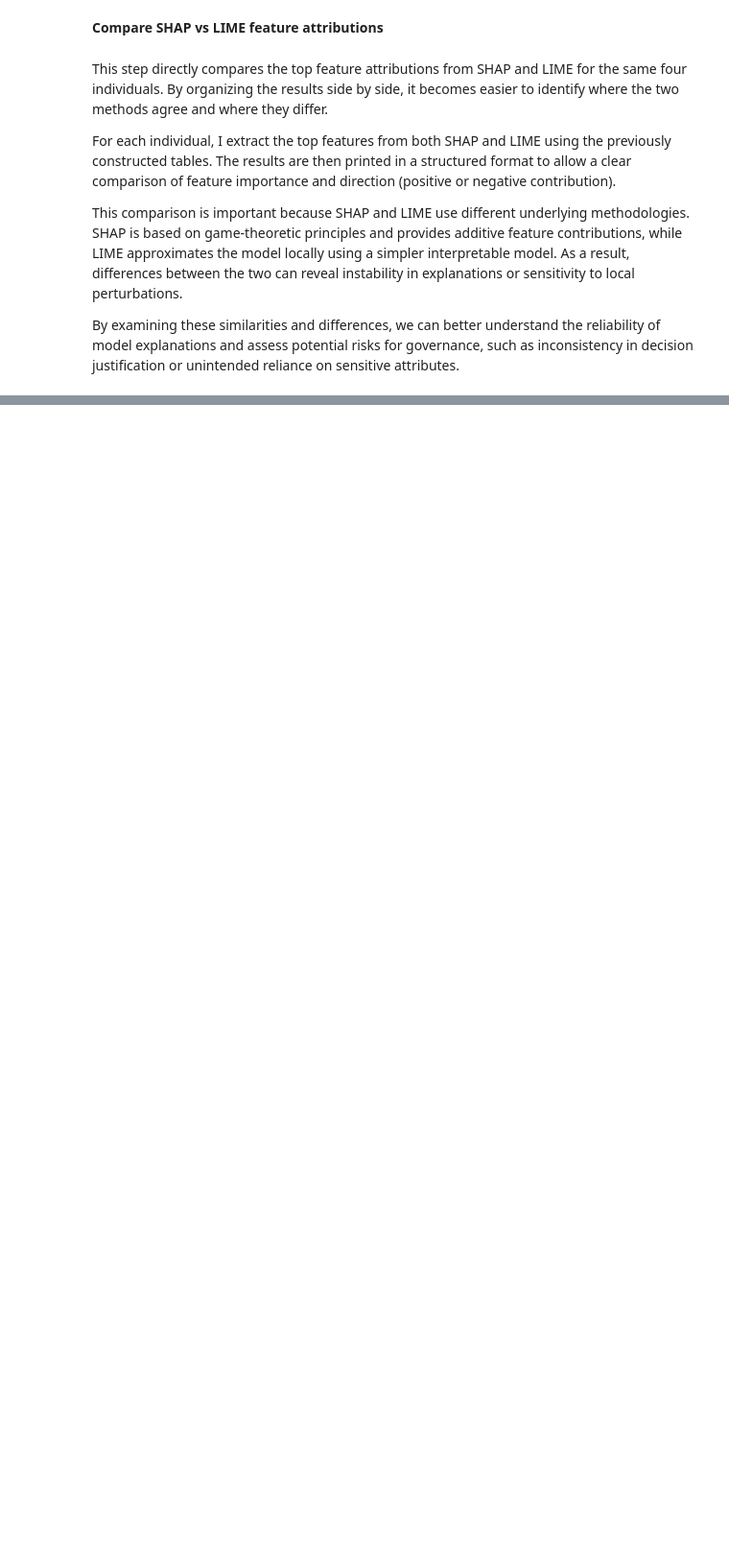
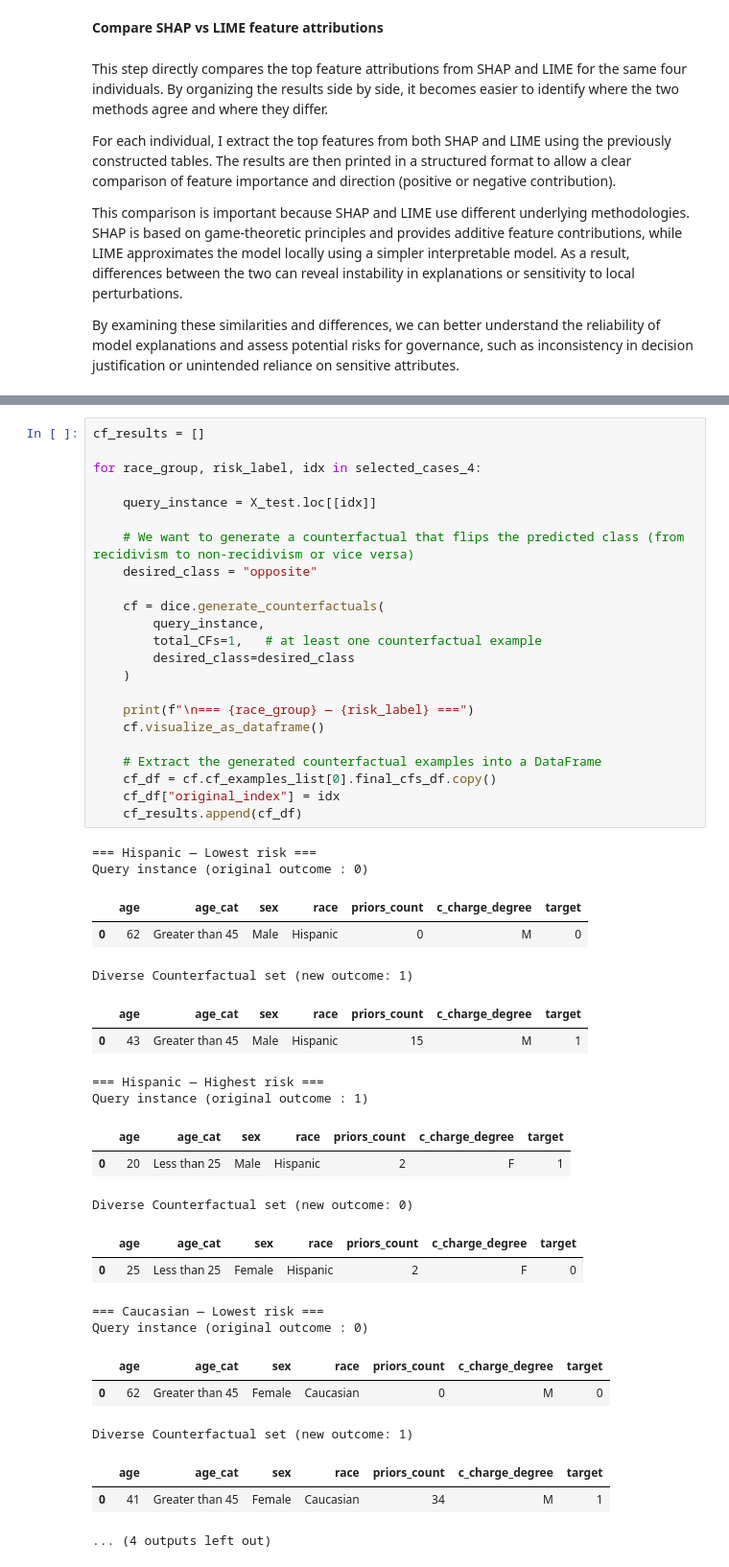
Before and after one commit to lionling427/Responsible-ML-individual-assign1, a Jupyter notebook: Assign 2/assign2.ipynb, the cells around one changed output, grey strips where cells are left out. Shown at 96% size. Cells and saved outputs as stored; diff of their text form; blank space fills up the shorter version.

```diff
--- a/Assign 2/assign2.ipynb
+++ b/Assign 2/assign2.ipynb
@@ -1016,0 +1068,46 @@ race_African-American <= 0.00    -0.022314
+# %%
+cf_results = []
+
+for race_group, risk_label, idx in selected_cases_4:
+
+    query_instance = X_test.loc[[idx]]
+
+    # We want to generate a counterfactual that flips the predicted class (from recidivism to non-recidivism or vice versa)
+    desired_class = "opposite"
+
+    cf = dice.generate_counterfactuals(
+        query_instance,
+        total_CFs=1,   # at least one counterfactual example
+        desired_class=desired_class
+    )
+
+    print(f"\n=== {race_group} — {risk_label} ===")
+    cf.visualize_as_dataframe()
+
+    # Extract the generated counterfactual examples into a DataFrame
+    cf_df = cf.cf_examples_list[0].final_cfs_df.copy()
+    cf_df["original_index"] = idx
+    cf_results.append(cf_df)
+# %% [output]
+=== Hispanic — Lowest risk ===
+Query instance (original outcome : 0)
+|  | age | age_cat | sex | race | priors_count | c_charge_degree | target |
+| 0 | 62 | Greater than 45 | Male | Hispanic | 0 | M | 0 |
+Diverse Counterfactual set (new outcome: 1)
+|  | age | age_cat | sex | race | priors_count | c_charge_degree | target |
+| 0 | 43 | Greater than 45 | Male | Hispanic | 15 | M | 1 |
+=== Hispanic — Highest risk ===
+Query instance (original outcome : 1)
+|  | age | age_cat | sex | race | priors_count | c_charge_degree | target |
+| 0 | 20 | Less than 25 | Male | Hispanic | 2 | F | 1 |
+Diverse Counterfactual set (new outcome: 0)
+|  | age | age_cat | sex | race | priors_count | c_charge_degree | target |
+| 0 | 25 | Less than 25 | Female | Hispanic | 2 | F | 0 |
+=== Caucasian — Lowest risk ===
+Query instance (original outcome : 0)
+|  | age | age_cat | sex | race | priors_count | c_charge_degree | target |
+| 0 | 62 | Greater than 45 | Female | Caucasian | 0 | M | 0 |
+Diverse Counterfactual set (new outcome: 1)
+|  | age | age_cat | sex | race | priors_count | c_charge_degree | target |
+| 0 | 41 | Greater than 45 | Female | Caucasian | 34 | M | 1 |
+... (4 outputs left out)
```
Also changed, not shown: parts of 12 cells of this notebook.
